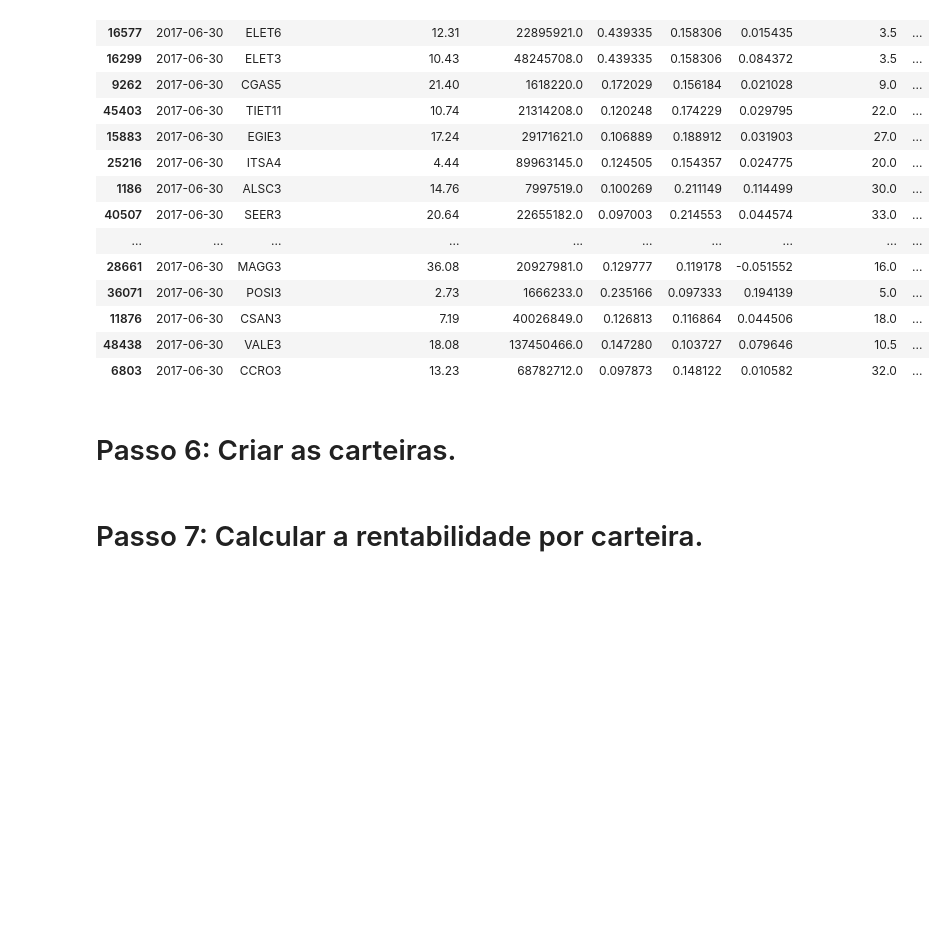
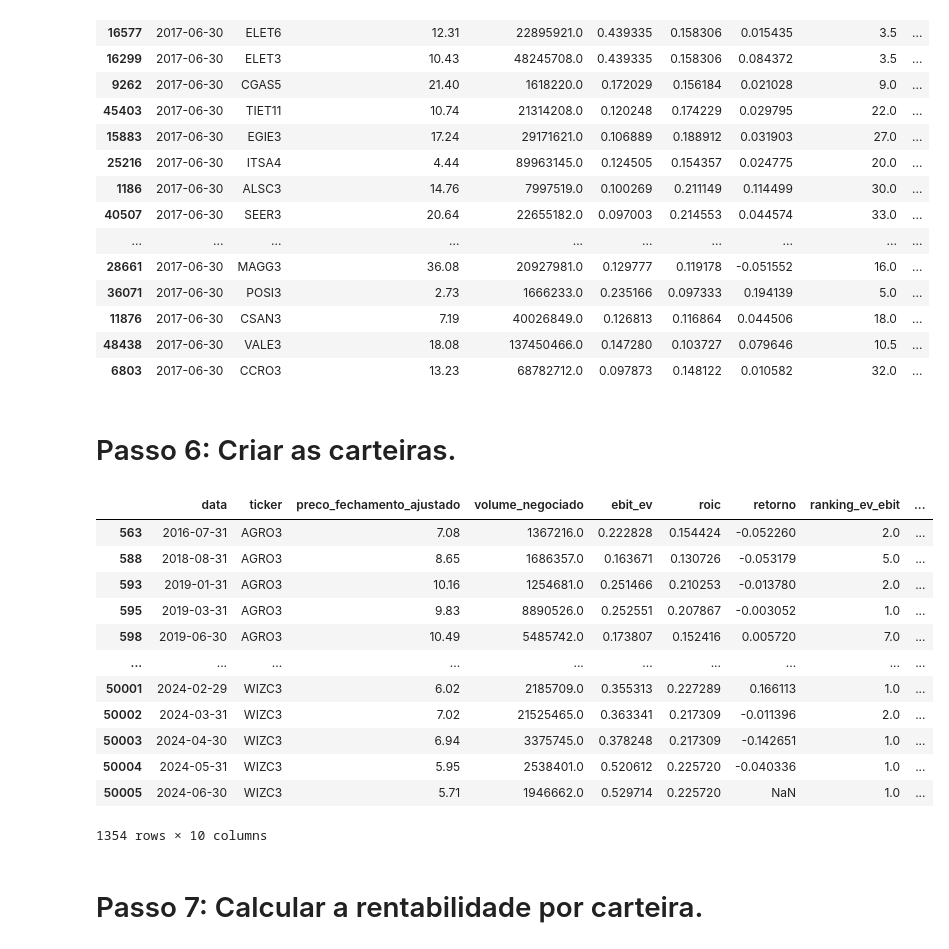
Before and after one commit to ViniciusCazuza/Projeto_Criando_Carteira_Bolsa, a Jupyter notebook: aula_1.ipynb, the cells around one changed output. Saved outputs shown, nothing was run; the diff lists cells and outputs as text; code cells hidden in the pictures; blank space fills up the shorter version.

```diff
--- a/aula_1.ipynb
+++ b/aula_1.ipynb
@@ -83,6 +99,22 @@ dados_empresas[dados_empresas['data'] == '2017-06-30'].sort_values('ranking_fina
 # Passo 6: Criar  as carteiras.
 # %%
 dados_empresas = dados_empresas[dados_empresas['ranking_final'] <= 10]
+
+dados_empresas
+# %% [output]
+|  | data | ticker | preco_fechamento_ajustado | volume_negociado | ebit_ev | roic | retorno | ranking_ev_ebit | ... |
+| 563 | 2016-07-31 | AGRO3 | 7.08 | 1367216.0 | 0.222828 | 0.154424 | -0.052260 | 2.0 | ... |
+| 588 | 2018-08-31 | AGRO3 | 8.65 | 1686357.0 | 0.163671 | 0.130726 | -0.053179 | 5.0 | ... |
+| 593 | 2019-01-31 | AGRO3 | 10.16 | 1254681.0 | 0.251466 | 0.210253 | -0.013780 | 2.0 | ... |
+| 595 | 2019-03-31 | AGRO3 | 9.83 | 8890526.0 | 0.252551 | 0.207867 | -0.003052 | 1.0 | ... |
+| 598 | 2019-06-30 | AGRO3 | 10.49 | 5485742.0 | 0.173807 | 0.152416 | 0.005720 | 7.0 | ... |
+| ... | ... | ... | ... | ... | ... | ... | ... | ... | ... |
+| 50001 | 2024-02-29 | WIZC3 | 6.02 | 2185709.0 | 0.355313 | 0.227289 | 0.166113 | 1.0 | ... |
+| 50002 | 2024-03-31 | WIZC3 | 7.02 | 21525465.0 | 0.363341 | 0.217309 | -0.011396 | 2.0 | ... |
+| 50003 | 2024-04-30 | WIZC3 | 6.94 | 3375745.0 | 0.378248 | 0.217309 | -0.142651 | 1.0 | ... |
+| 50004 | 2024-05-31 | WIZC3 | 5.95 | 2538401.0 | 0.520612 | 0.225720 | -0.040336 | 1.0 | ... |
+| 50005 | 2024-06-30 | WIZC3 | 5.71 | 1946662.0 | 0.529714 | 0.225720 | NaN | 1.0 | ... |
+1354 rows × 10 columns
 # %% [markdown]
 # Passo 7: Calcular a rentabilidade por carteira.
 # %%
```
Also changed, not shown: parts of 1 cell of this notebook, 4 other files.
